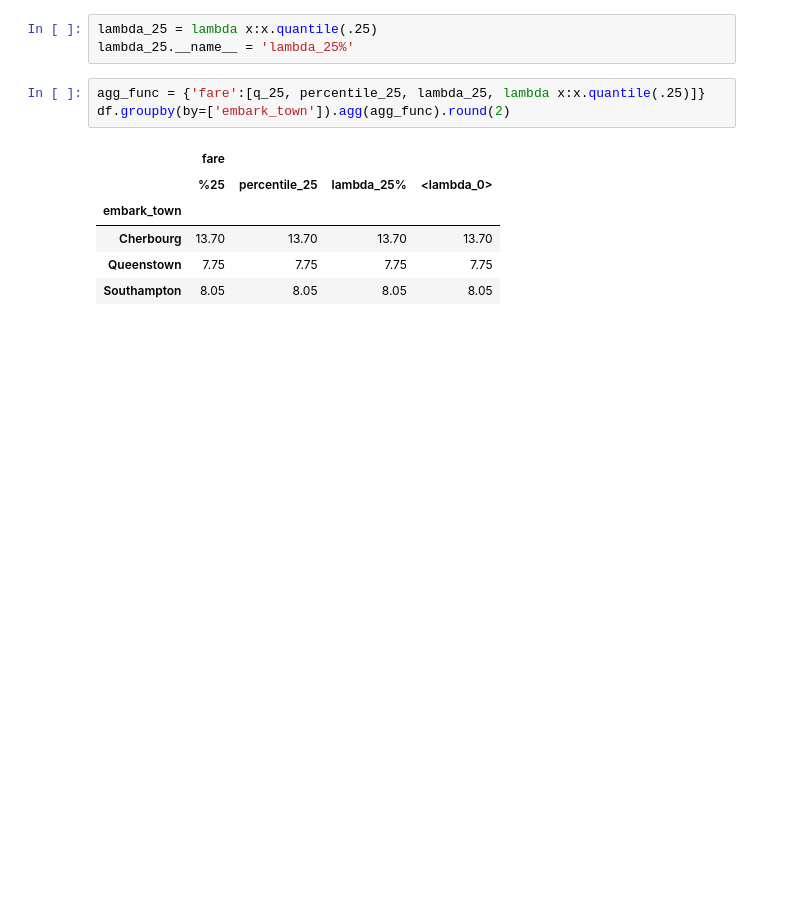
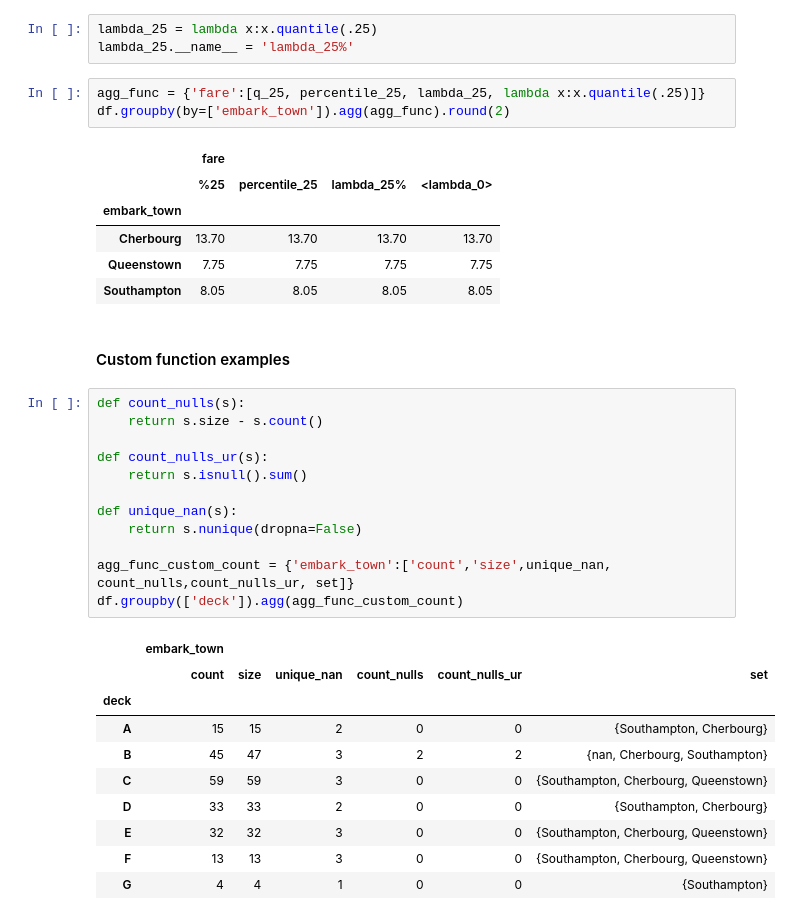
Before and after one commit to umeshraj/pbpython_pandas_group_agg, a Jupyter notebook: pd_gp_agg.ipynb, the cells around one changed output. Cells and saved outputs as stored; diff of their text form; blank space fills up the shorter version.

Commit message:
More custom functions

```diff
--- a/pd_gp_agg.ipynb
+++ b/pd_gp_agg.ipynb
@@ -186,3 +186,28 @@ df.groupby(by=['embark_town']).agg(agg_func).round(2)
 | Cherbourg | 13.70 | 13.70 | 13.70 | 13.70 |
 | Queenstown | 7.75 | 7.75 | 7.75 | 7.75 |
 | Southampton | 8.05 | 8.05 | 8.05 | 8.05 |
+# %% [markdown]
+#### Custom function examples
+# %%
+def count_nulls(s):
+    return s.size - s.count()
+
+def count_nulls_ur(s):
+    return s.isnull().sum()
+
+def unique_nan(s):
+    return s.nunique(dropna=False)
+
+agg_func_custom_count = {'embark_town':['count','size',unique_nan, count_nulls,count_nulls_ur, set]}
+df.groupby(['deck']).agg(agg_func_custom_count)
+# %% [output]
+|  | embark_town |  |  |  |  |  |
+|  | count | size | unique_nan | count_nulls | count_nulls_ur | set |
+| deck |  |  |  |  |  |  |
+| A | 15 | 15 | 2 | 0 | 0 | {Southampton, Cherbourg} |
+| B | 45 | 47 | 3 | 2 | 2 | {nan, Cherbourg, Southampton} |
+| C | 59 | 59 | 3 | 0 | 0 | {Southampton, Cherbourg, Queenstown} |
+| D | 33 | 33 | 2 | 0 | 0 | {Southampton, Cherbourg} |
+| E | 32 | 32 | 3 | 0 | 0 | {Southampton, Cherbourg, Queenstown} |
+| F | 13 | 13 | 3 | 0 | 0 | {Southampton, Cherbourg, Queenstown} |
+| G | 4 | 4 | 1 | 0 | 0 | {Southampton} |
```
